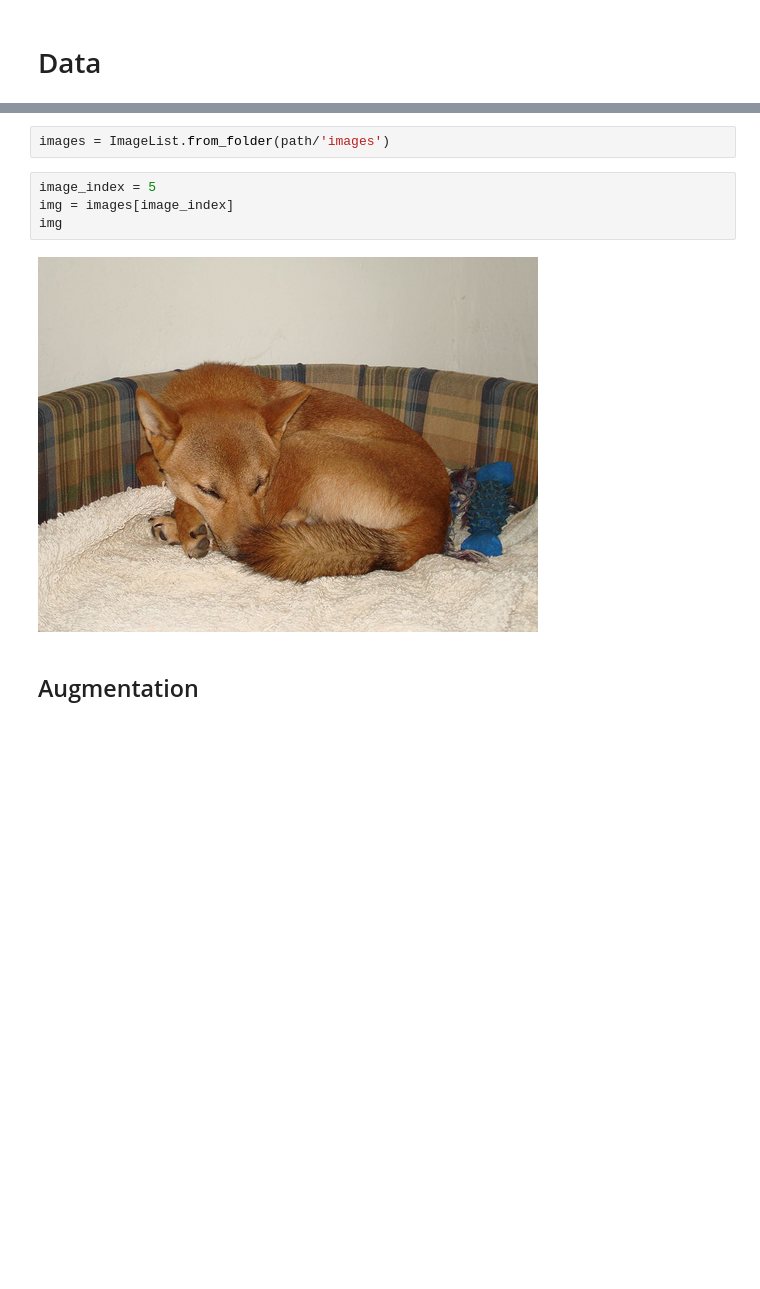
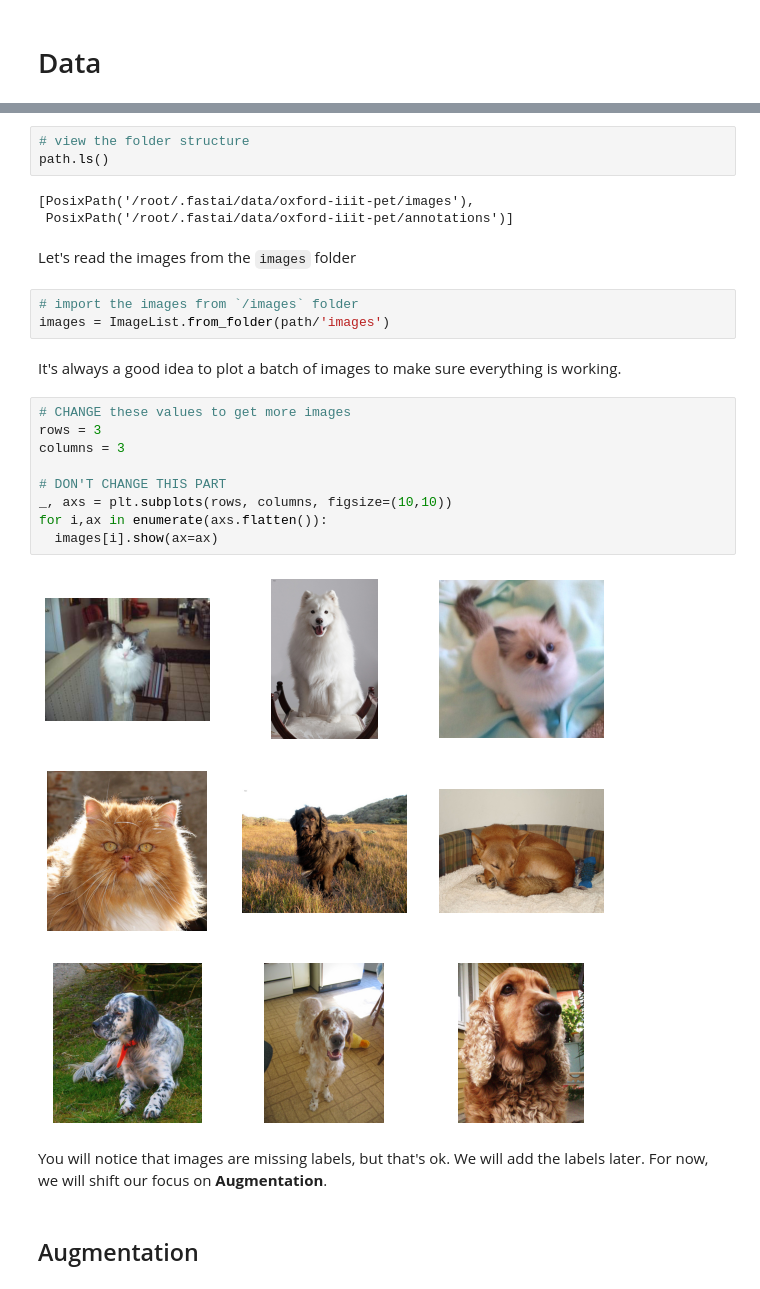
Before and after one commit to aryanfaghihi/ai-course, a Jupyter notebook: Image 2.ipynb, the cells around one changed output, grey strips where cells are left out. Drawn from its saved outputs; the diff is of its cells as text; blank space fills up the shorter version.

```diff
--- a/Image 2.ipynb
+++ b/Image 2.ipynb
@@ -36,10 +35,28 @@ path.ls()
+# %%
+# view the folder structure
+path.ls()
+# %% [output]
+[PosixPath('/root/.fastai/data/oxford-iiit-pet/images'),
+ PosixPath('/root/.fastai/data/oxford-iiit-pet/annotations')]
+# %% [markdown]
+Let's read the images from the `images` folder
 # %%
+# import the images from `/images` folder
 images = ImageList.from_folder(path/'images')
-# %%
-image_index = 5
-img = images[image_index]
-img
-# %% [output]
-[figure, removed]
+# %% [markdown]
+It's always a good idea to plot a batch of images to make sure everything is working.
+# %%
+# CHANGE these values to get more images
+rows = 3
+columns = 3
+
+# DON'T CHANGE THIS PART
+_, axs = plt.subplots(rows, columns, figsize=(10,10))
+for i,ax in enumerate(axs.flatten()):
+  images[i].show(ax=ax)
+# %% [output]
+[figure, added]
+# %% [markdown]
+You will notice that images are missing labels, but that's ok. We will add the labels later. For now, we will shift our focus on **Augmentation**.
 # %% [markdown]
 ## Augmentation
```
Also changed, not shown: parts of 30 cells of this notebook.
